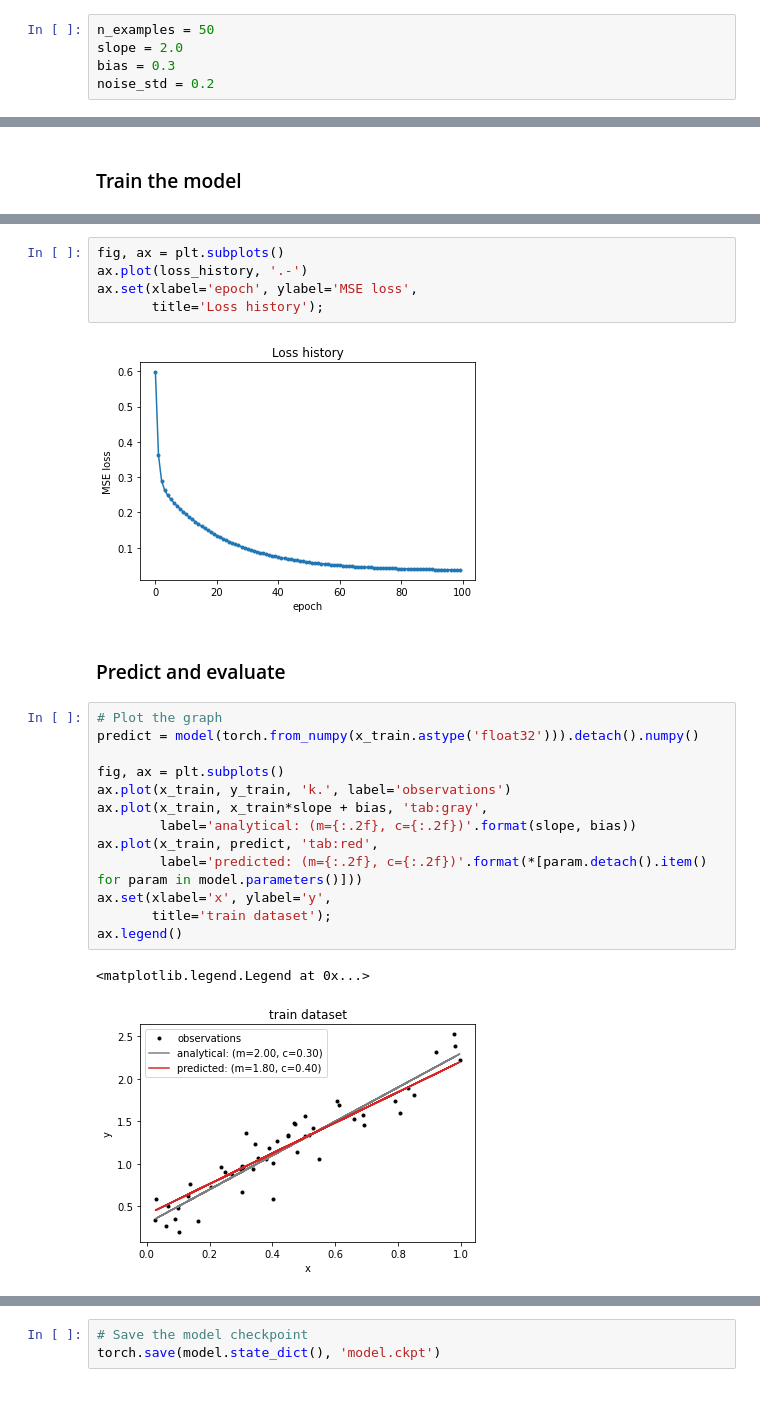
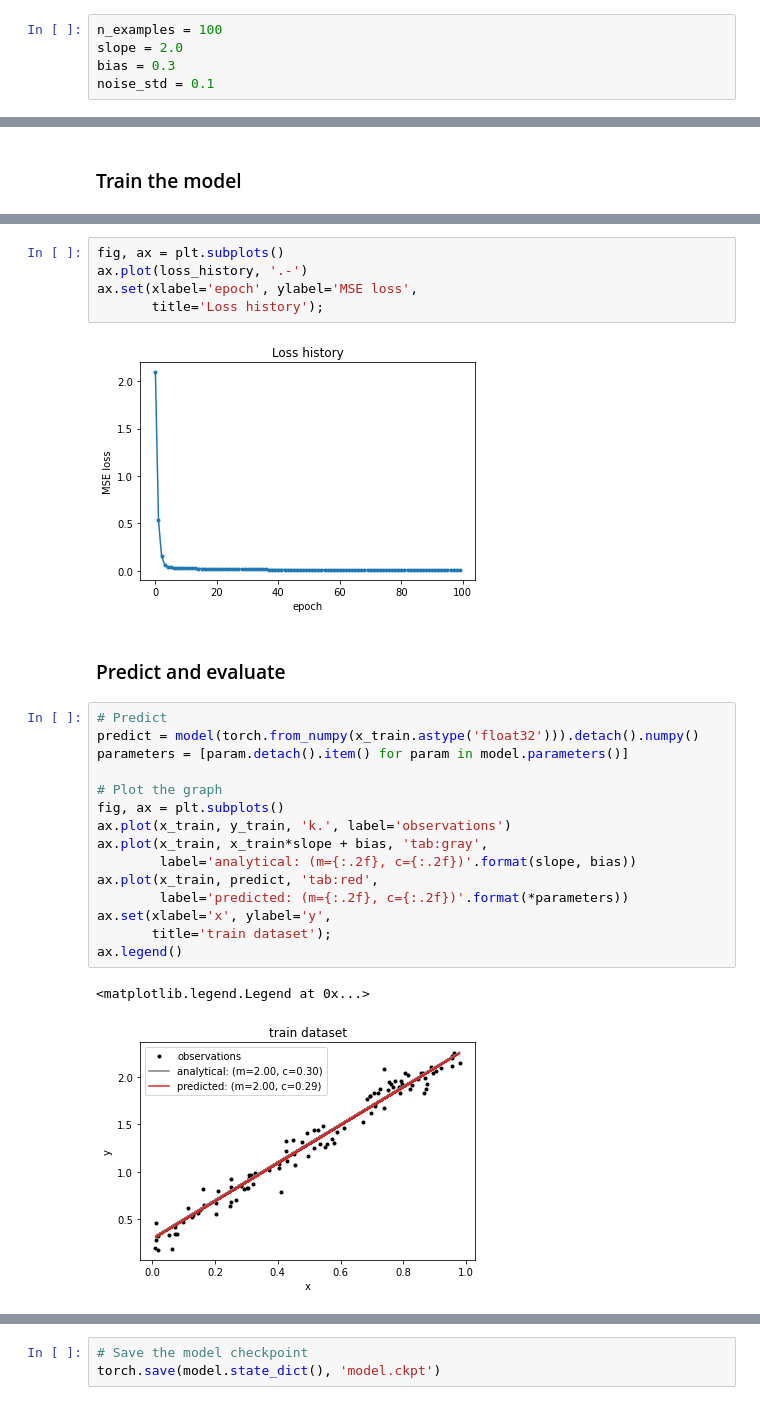
Before and after one commit to lento234/ml-tutorials, a Jupyter notebook: 01-basics/linear_regression.ipynb, the cells around one changed output, grey strips where cells are left out. Saved outputs shown, nothing was run; the diff lists cells and outputs as text.

```diff
--- a/01-basics/linear_regression.ipynb
+++ b/01-basics/linear_regression.ipynb
@@ -21,10 +21,10 @@ import torch.optim
 # %% [markdown]
 #### Generate training dataset
 # %%
-n_examples = 50
+n_examples = 100
 slope = 2.0
 bias = 0.3
-noise_std = 0.2
+noise_std = 0.1
 # %%
 x_train = np.random.rand(n_examples,1)
 noise = np.random.randn(n_examples,1)*noise_std
@@ -94,23 +94,25 @@ ax.plot(loss_history, '.-')
 ax.set(xlabel='epoch', ylabel='MSE loss',
        title='Loss history');
 # %% [output]
-[figure, old version]
+[figure, new version]
 # %% [markdown]
 ### Predict and evaluate
 # %%
+# Predict
+predict = model(torch.from_numpy(x_train.astype('float32'))).detach().numpy()
+parameters = [param.detach().item() for param in model.parameters()]
+
 # Plot the graph
-predict = model(torch.from_numpy(x_train.astype('float32'))).detach().numpy()
-
 fig, ax = plt.subplots()
 ax.plot(x_train, y_train, 'k.', label='observations')
 ax.plot(x_train, x_train*slope + bias, 'tab:gray',
         label='analytical: (m={:.2f}, c={:.2f})'.format(slope, bias))
 ax.plot(x_train, predict, 'tab:red',
-        label='predicted: (m={:.2f}, c={:.2f})'.format(*[param.detach().item() for param in model.parameters()]))
+        label='predicted: (m={:.2f}, c={:.2f})'.format(*parameters))
 ax.set(xlabel='x', ylabel='y',
        title='train dataset');
 ax.legend()
 # %% [output]
 <matplotlib.legend.Legend at 0x...>
-[figure, old version]
+[figure, new version]
 # %% [markdown]
```
Also changed, not shown: parts of 3 cells of this notebook, 2 other files.
